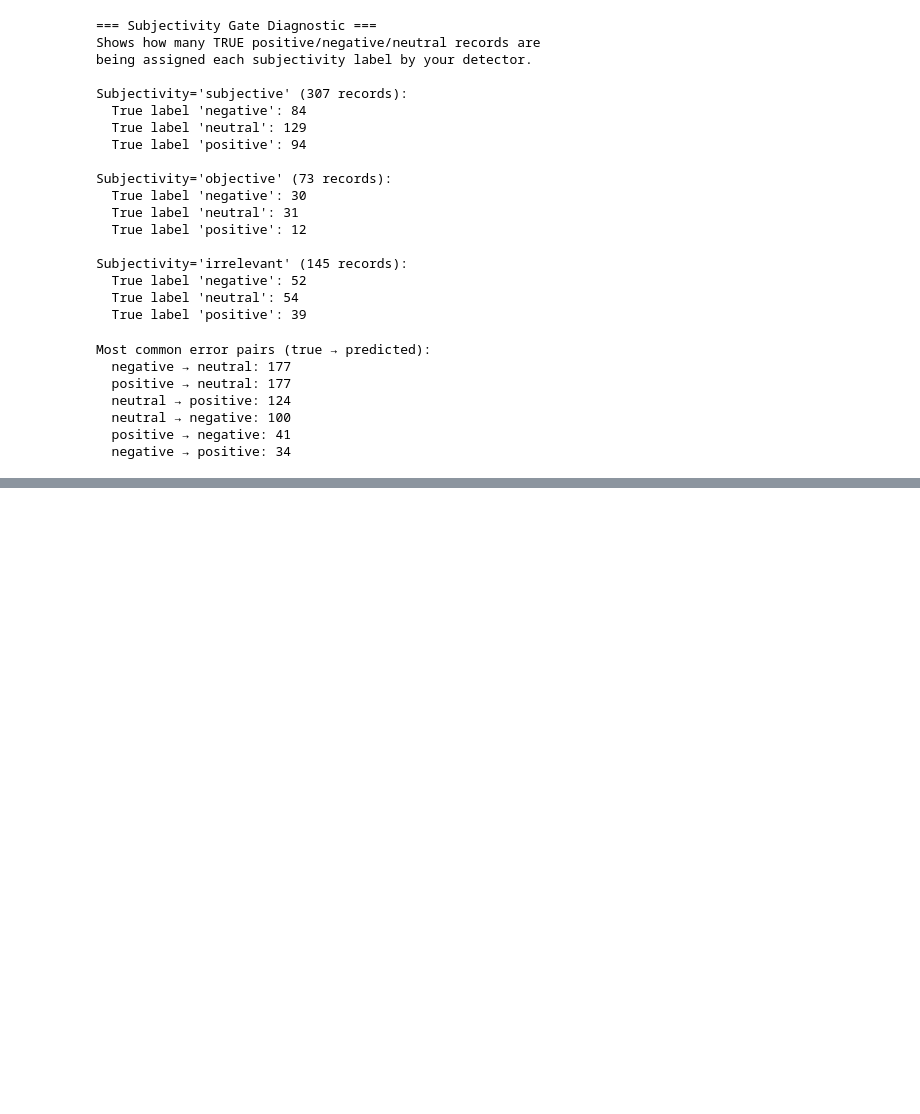
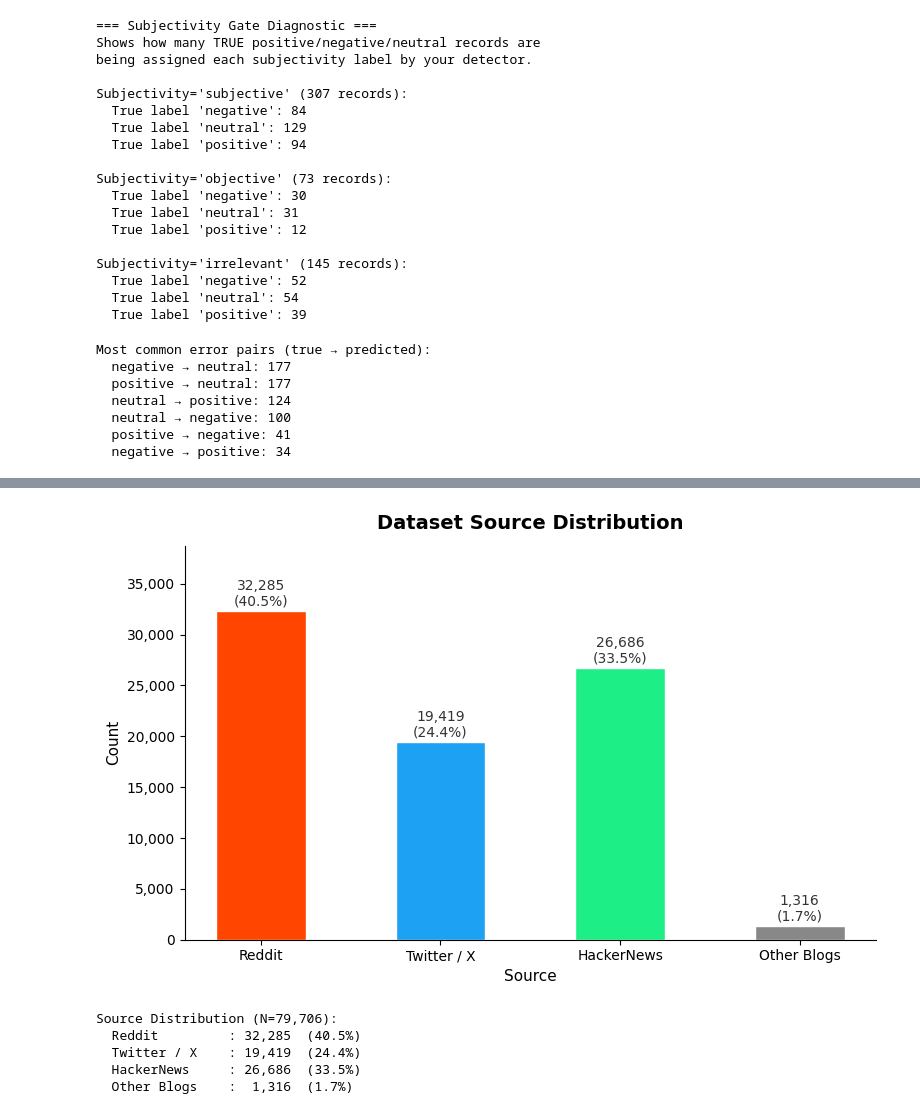
Before and after one commit to Leonard249/SC4021-project, a Jupyter notebook: backend/utils/eval_notebook.ipynb, the cells around one changed output, grey strips where cells are left out. Drawn from its saved outputs; the diff is of its cells as text; code cells hidden in the pictures; blank space fills up the shorter version.

```diff
--- a/backend/utils/eval_notebook.ipynb
+++ b/backend/utils/eval_notebook.ipynb
@@ -242,0 +453,77 @@ Most common error pairs (true → predicted):
+# %%
+# ============================================================
+# Dataset Source Distribution — Bar Chart (All records)
+# ============================================================
+import json
+import matplotlib.pyplot as plt
+import matplotlib.ticker as ticker
+from collections import Counter
+
+with open(Path("../../data/results/classified_eval.json"), encoding="utf-8") as f:
+    records = json.load(f)
+
+def normalise_source(source: str) -> str:
+    s = source.strip().lower()
+    if "reddit" in s:
+        return "Reddit"
+    if "twitter" in s or s == "x":
+        return "Twitter / X"
+    if "hacker" in s or s == "hn":
+        return "HackerNews"
+    return "Other Blogs"
+
+def get_source(container):
+    return normalise_source(container.get("Source", "Unknown"))
+
+# Combine posts and comments
+all_sources = [get_source(r) for r in records]
+all_sources += [
+    get_source(c)
+    for r in records
+    for c in (r.get("Comments") or [])
+]
+
+CLASSES = ["Reddit", "Twitter / X", "HackerNews", "Other Blogs"]
+COLORS  = ["#ff4500", "#1da1f2", "#1eee86", "#888888"]
+
+counts = Counter(all_sources)
+values = [counts.get(cls, 0) for cls in CLASSES]
+total  = sum(values)
+
+fig, ax = plt.subplots(figsize=(8, 5))
+bars = ax.bar(CLASSES, values, color=COLORS, width=0.5, edgecolor="white")
+
+for bar, count in zip(bars, values):
+    pct = count / total * 100 if total else 0
+    ax.text(
+        bar.get_x() + bar.get_width() / 2,
+        bar.get_height() + total * 0.003,
+        f"{count:,}\n({pct:.1f}%)",
+        ha="center", va="bottom", fontsize=10, color="#333333"
+    )
+
+ax.set_title("Dataset Source Distribution", fontsize=14, fontweight="bold", pad=12)
+ax.set_xlabel("Source", fontsize=11)
+ax.set_ylabel("Count", fontsize=11)
+ax.set_ylim(0, max(values) * 1.20)
+ax.yaxis.set_major_formatter(ticker.FuncFormatter(lambda x, _: f"{int(x):,}"))
+ax.spines["top"].set_visible(False)
+ax.spines["right"].set_visible(False)
+ax.tick_params(axis="x", labelsize=10)
+ax.tick_params(axis="y", labelsize=10)
+
+plt.tight_layout()
+plt.savefig("source_distribution.png", dpi=150, bbox_inches="tight")
+plt.show()
+
+print(f"\nSource Distribution (N={total:,}):")
+for cls, count in zip(CLASSES, values):
+    pct = count / total * 100 if total else 0
+    print(f"  {cls:<15}: {count:>6,}  ({pct:.1f}%)")
+# %% [output]
+[figure, added]
+Source Distribution (N=79,706):
+  Reddit         : 32,285  (40.5%)
+  Twitter / X    : 19,419  (24.4%)
+  HackerNews     : 26,686  (33.5%)
+  Other Blogs    :  1,316  (1.7%)
```
Also changed, not shown: parts of 6 cells of this notebook, 8 other files.
